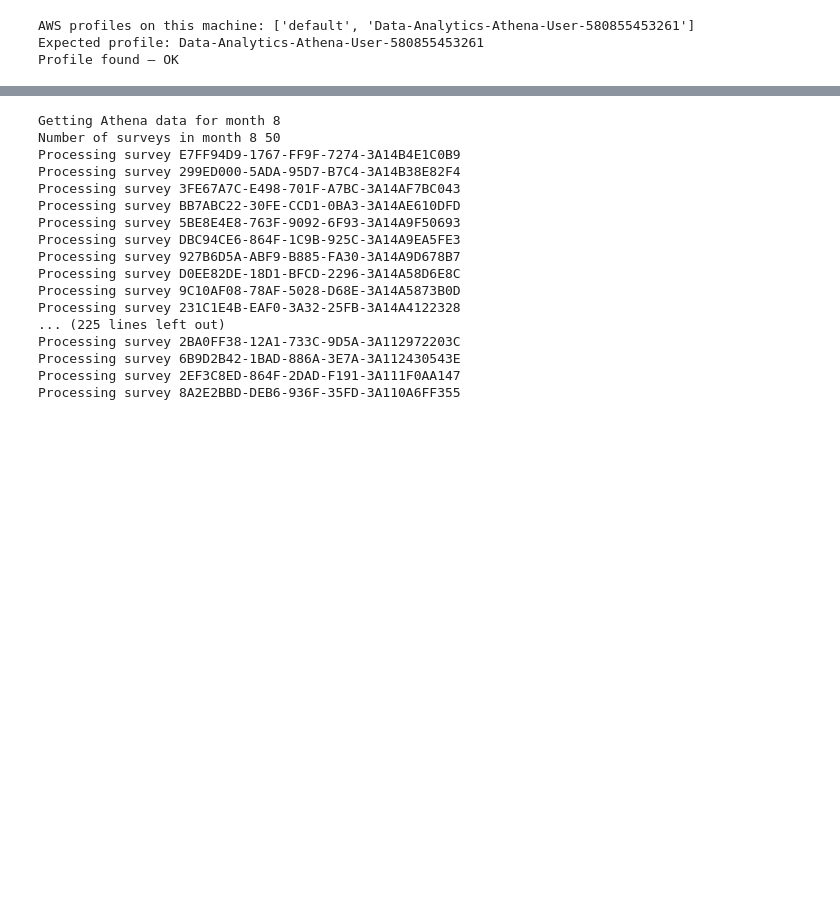
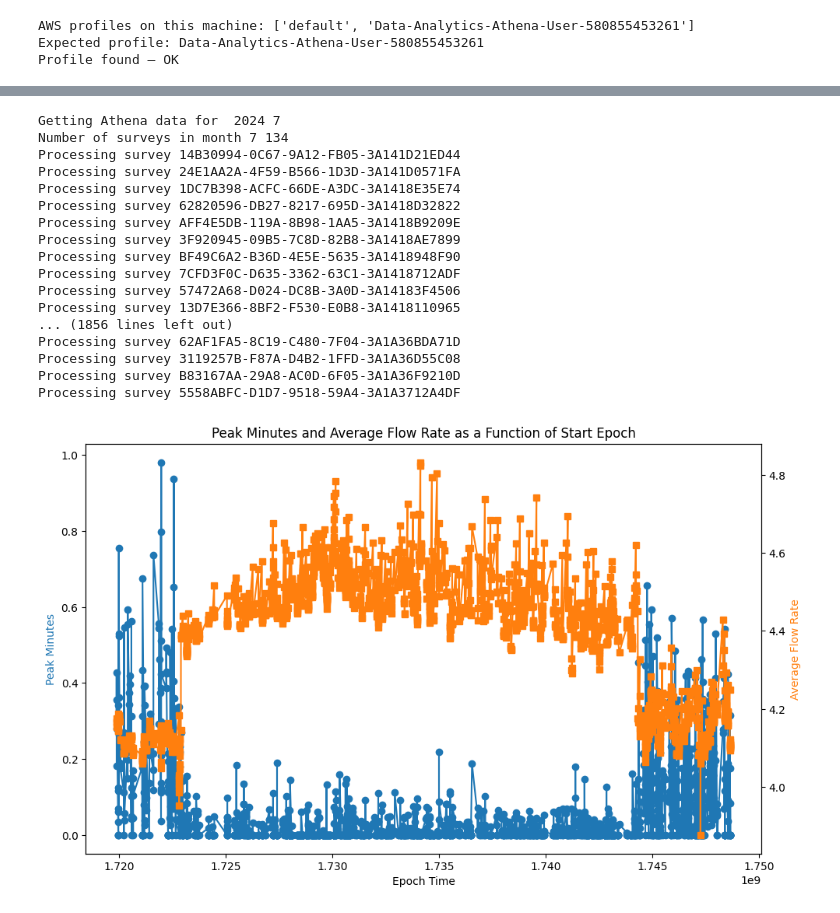
Before and after one commit to picarro-dsoler/Challenge_SystemHealthAlarm, a Jupyter notebook: DataExtractor/DataExtractor_Athena.ipynb, the cells around one changed output, grey strips where cells are left out. Saved outputs shown, nothing was run; the diff lists cells and outputs as text; code cells hidden in the pictures; blank space fills up the shorter version.

Commit message:
Adding the data from Athena

```diff
--- a/DataExtractor/DataExtractor_Athena.ipynb
+++ b/DataExtractor/DataExtractor_Athena.ipynb
@@ -86,10 +88,10 @@ q = f"""SELECT S.Id as SurveyId,
         S.EndEpoch as EndEpoch,
         (SELECT Description FROM SurveyorUnit SU WHERE SU.Id = S.SurveyorUnitId) AS SurveyorUnit,
         (SELECT COUNT(P.Id) FROM Peak P WHERE P.SurveyId = S.Id) as PeakCount,
-        MONTH(StartDateTime) as Month,
-        YEAR(StartDateTime) as Year
+        MONTH(S.StartDateTime) as Month,
+        YEAR(S.StartDateTime) as Year
         FROM Survey S
-        WHERE AnalyzerId = '{analyzer_id_lower}'
-        AND StartDateTime >= '{start_date}'
-        AND StartDateTime <= '{end_date}' """
+        WHERE S.AnalyzerId = '{analyzer_id_lower}'
+        AND S.StartDateTime >= '{start_date}'
+        AND S.StartDateTime <= '{end_date}'"""
 surveys = Query(q).execute(US_Conn)
@@ -112,12 +120,14 @@ surveys
 # %%
 results = []
-for month in surveys['Month'].unique():
-    print('Getting Athena data for month', month)
+for year_month in year_month_pairs:
+    year = year_month[0]
+    month = year_month[1]
+    print('Getting Athena data for ', year, month)
     query_dynamoexports = f"""
     SELECT *
     FROM surveyorproduction_measurement_parquet
     WHERE analyzer_id = '{analyzer_id_lower}'
-    AND YEAR = 2024
+    AND YEAR = {year}
     AND MONTH = {month}
     """
     out_loc_dynamoexports = run_athena_query(
@@ -152,25 +162,46 @@ for month in surveys['Month'].unique():
 # Create a dataframe from the results list
 df = pd.DataFrame(results)
 # %% [output]
-Getting Athena data for month 8
-Number of surveys in month 8 50
-Processing survey E7FF94D9-1767-FF9F-7274-3A14B4E1C0B9
-Processing survey 299ED000-5ADA-95D7-B7C4-3A14B38E82F4
-Processing survey 3FE67A7C-E498-701F-A7BC-3A14AF7BC043
-Processing survey BB7ABC22-30FE-CCD1-0BA3-3A14AE610DFD
-Processing survey 5BE8E4E8-763F-9092-6F93-3A14A9F50693
-Processing survey DBC94CE6-864F-1C9B-925C-3A14A9EA5FE3
-Processing survey 927B6D5A-ABF9-B885-FA30-3A14A9D678B7
-Processing survey D0EE82DE-18D1-BFCD-2296-3A14A58D6E8C
-Processing survey 9C10AF08-78AF-5028-D68E-3A14A5873B0D
-Processing survey 231C1E4B-EAF0-3A32-25FB-3A14A4122328
-... (225 lines left out)
-Processing survey 2BA0FF38-12A1-733C-9D5A-3A112972203C
-Processing survey 6B9D2B42-1BAD-886A-3E7A-3A112430543E
-Processing survey 2EF3C8ED-864F-2DAD-F191-3A111F0AA147
-Processing survey 8A2E2BBD-DEB6-936F-35FD-3A110A6FF355
+Getting Athena data for  2024 7
+Number of surveys in month 7 134
+Processing survey 14B30994-0C67-9A12-FB05-3A141D21ED44
+Processing survey 24E1AA2A-4F59-B566-1D3D-3A141D0571FA
+Processing survey 1DC7B398-ACFC-66DE-A3DC-3A1418E35E74
+Processing survey 62820596-DB27-8217-695D-3A1418D32822
+Processing survey AFF4E5DB-119A-8B98-1AA5-3A1418B9209E
+Processing survey 3F920945-09B5-7C8D-82B8-3A1418AE7899
+Processing survey BF49C6A2-B36D-4E5E-5635-3A1418948F90
+Processing survey 7CFD3F0C-D635-3362-63C1-3A1418712ADF
+Processing survey 57472A68-D024-DC8B-3A0D-3A14183F4506
+Processing survey 13D7E366-8BF2-F530-E0B8-3A1418110965
+... (1856 lines left out)
+Processing survey 62AF1FA5-8C19-C480-7F04-3A1A36BDA71D
+Processing survey 3119257B-F87A-D4B2-1FFD-3A1A36D55C08
+Processing survey B83167AA-29A8-AC0D-6F05-3A1A36F9210D
+Processing survey 5558ABFC-D1D7-9518-59A4-3A1A3712A4DF
 # %%
 df_with_dates = df.copy()
 df_with_dates['StartDateTime'] = pd.to_datetime(df_with_dates['StartEpoch'], unit='s')
 df_with_dates['EndDateTime'] = pd.to_datetime(df_with_dates['EndEpoch'], unit='s')
-df_with_dates['CaseId'] = 'US_01'
+df_with_dates['CaseId'] = case_id
+df_sorted = df_with_dates.sort_values('StartEpoch')
+df_sorted.to_parquet(f"{case_id}.parquet")
+# %%
+import matplotlib.pyplot as plt
+fig, ax1 = plt.subplots(figsize=(10, 6))
+
+color1 = 'tab:blue'
+ax1.set_xlabel('Epoch Time')
+ax1.set_ylabel('Peak Minutes', color=color1)
+ax1.plot(df_sorted['StartEpoch'], df_sorted['PeakMinutes'], color=color1, marker='o', label='Peak Minutes')
+
+ax2 = ax1.twinx()
+color2 = 'tab:orange'
+ax2.set_ylabel('Average Flow Rate', color=color2)
+ax2.plot(df_sorted['StartEpoch'], df_sorted['AverageFlowRate'], color=color2, marker='s', label='Average Flow Rate')
+
+fig.tight_layout()
+plt.title("Peak Minutes and Average Flow Rate as a Function of Start Epoch")
+plt.show()
+# %% [output]
+[figure, added]
```
Also changed, not shown: parts of 3 cells of this notebook, 3 other files.
